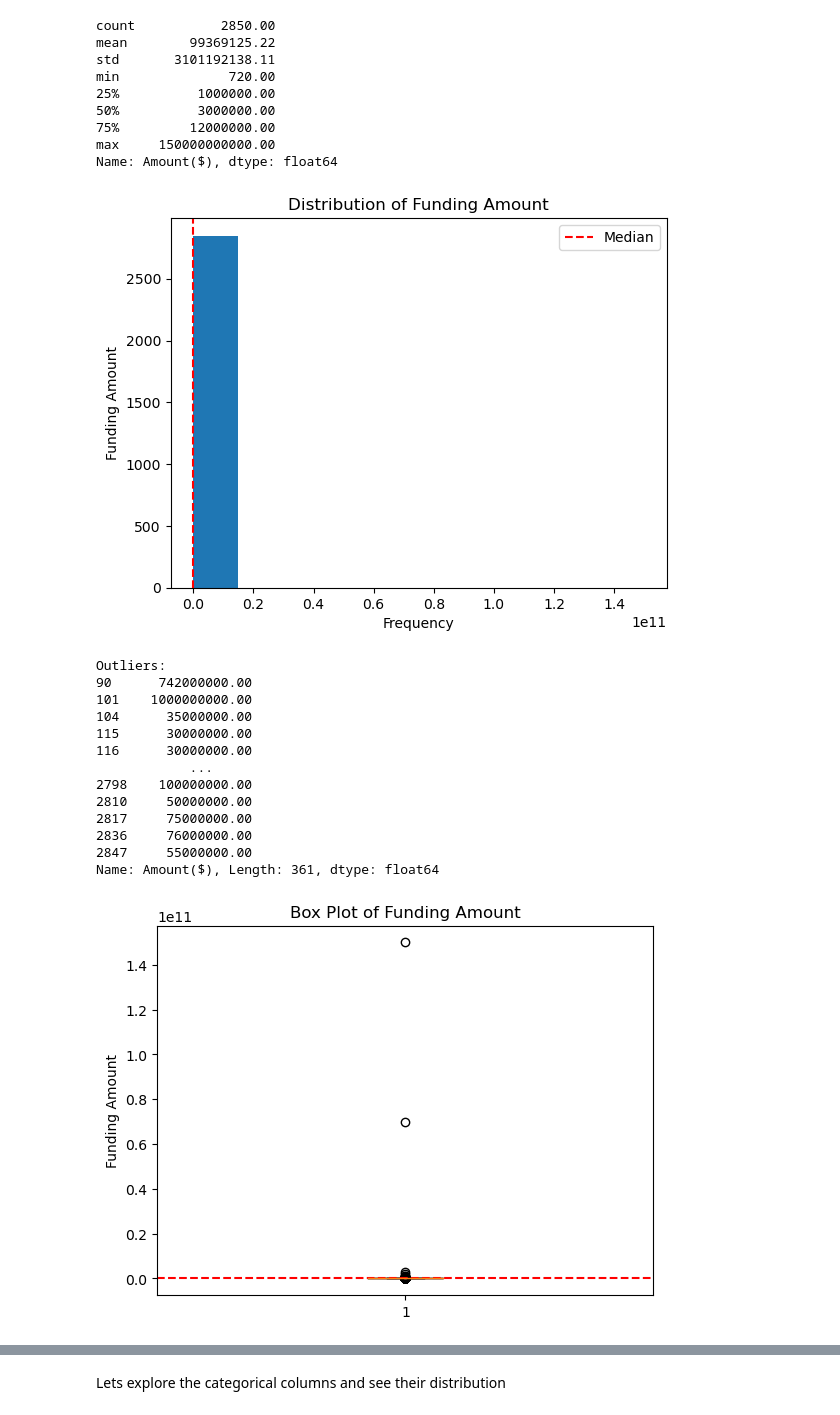
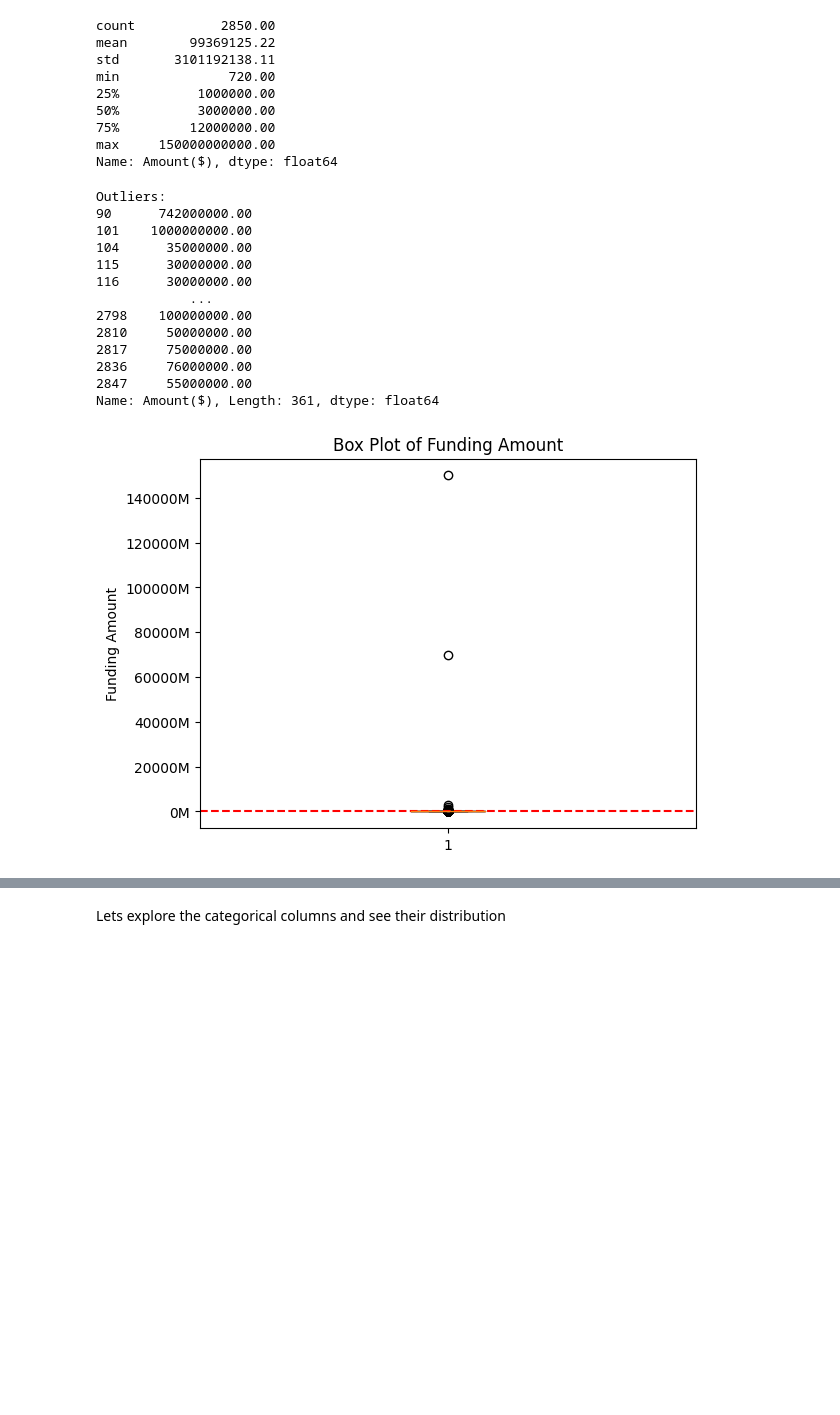
Before and after one commit to MarthaK-Coder/AZUBI-AFRICA--LP1-Sprint, a Jupyter notebook: ProjectNotebook.ipynb, the cells around one changed output, grey strips where cells are left out. Drawn from its saved outputs; the diff is of its cells as text; code cells hidden in the pictures; blank space fills up the shorter version.

```diff
--- a/ProjectNotebook.ipynb
+++ b/ProjectNotebook.ipynb
@@ -1530,3 +1607,0 @@ Lets now finalize the last missing value column - Stage. Lets fill this with una
-# %%
-data21['Stage'] = data21['Stage'].fillna('Unknown')
-data21['Stage']
@@ -1705,8 +1807,8 @@ array(['Pre-series A', 'Unknown', 'Series D', 'Series C', 'Seed',
 As we can see we have some columns with numbers as objects, lets rename those to unavailable
 # %%
 data21['Stage'] = data21['Stage'].str.replace('$1200000','Unvailable', case=False)
-data21['Stage'] = data21['Stage'].str.replace('$300000','Unvailable', case=False)
-data21['Stage'] = data21['Stage'].str.replace('$1000000','Unvailable', case=False)
+data21['Stage'] = data21['Stage'].str.replace('$300000','Unavailable', case=False)
+data21['Stage'] = data21['Stage'].str.replace('$1000000','Unavailable', case=False)
 data21['Stage'] = data21['Stage'].str.replace('$6000000','Unavailable', case=False)
 # %%
 data21['Stage'].unique()
@@ -1760,0 +1870,4 @@ final_data = pd.concat(datasets, ignore_index=True)
+# %%
+#There are 44 duplicated rows
+#drop duplicated rows
+final_data.drop_duplicates(keep='first', inplace= True)
@@ -1884,15 +2114,15 @@ def group_stages(stage):
     angel_stages = ['angel','angel round']
     seed_stages = ['seed','seed+','seed round','seed a','seed funding','seed fund','seed investment','funding round', 'fresh funding']
     pre_seed_stages = ['non-equity assistance','pre-seed round','pre seed round','pre_seed','early seed','pre-seed']
-    pre_series_stages = ['pre-series','bridge','bridge round','pre- series a','pre series a1','pre-series a','pre series a','pre-series b','pre series b','pre-series c','pre-series a1','pre series c']
-    series_a_stages = ['seed round & series a','series a', 'series a+', 'series a-1', 'series a2','seies a','post series a']
-    series_b_stages = ['series b', 'series b+', 'series b2', 'series b3','mid series']
+    pre_series_stages = ['pre-series','bridge','bridge round','pre- series a','pre series a1','pre-series a','pre series a','pre-series a1']
+    series_a_stages = ['seed round & series a','series a', 'series a+', 'series a-1', 'series a2','seies a','post series a','pre-series b','pre series b']
+    series_b_stages = ['series b', 'series b+', 'series b2', 'series b3','mid series','pre series c','pre-series c']
     series_c_stages = ['series c', 'series c, d']
     later_stage_stages = ['post-ipo equity','series d', 'edge','','series d1', 'series e', 'series e2', 'series f', 'series f1', 'series f2', 'series g', 'series h', 'series i', 'later stage','corporate round','edge']
     grant_stages = ['grant']
     equity_stages = ['private equity','pe', 'secondary market']
     debt_stages = ['debt financing','post-ipo debt','debt']
-    unknown_stages = ['venture - series unknown', 'unavailable','unvailable' 'unknown','unknown','unvailable','$300000','$6000000','$1000000','$1200000']
+    unknown_stages = ['venture - series unknown', 'unavailable','unvailable' 'unknown','unknown','unvailable','$300000','$6000000','$1000000','$1200000','undisclosed']
 
     if any(stage in angel_stages for angel_stage in angel_stages):
         return 'Angel'
@@ -1996,62 +2239,52 @@ min              720.00
 max     150000000000.00
 Name: Amount($), dtype: float64
 # %%
-# Create a histogram
-
+# Using a box to vizualize the amount column and check for outliers
 median_value = numerical_variable.median()
-plt.hist(numerical_variable, bins=10)
-plt.xlabel('Frequency')
-plt.ylabel('Funding Amount')
-plt.title('Distribution of Funding Amount')
-# Add a vertical line for the mean
-plt.axvline(median_value, color='red', linestyle='--', label='Median')
-
-# Show the legend
-plt.legend()
-
-# Display the plot
-plt.show()
-
-
 
 # Create a box plot
 
 plt.boxplot(numerical_variable)
 plt.ylabel('Funding Amount')
 plt.title('Box Plot of Funding Amount')
+#Format the y-axis labels in Billions
+def millions_formatter(x, pos):
+    return f'{x / 1e6:.0f}M'
+
+y_formatter = ticker.FuncFormatter(millions_formatter)
+plt.gca().yaxis.set_major_formatter(y_formatter)
 # Add a line for the median value
 median_value = numerical_variable.median()
 plt.axhline(median_value, color='red', linestyle='--', label='Median')
 # Calculate Tukey's fences to identify outliers
 Q1 = numerical_variable.quantile(0.25)
 Q3 = numerical_variable.quantile(0.75)
 IQR = Q3 - Q1
 lower_fence = Q1 - 1.5 * IQR
 upper_fence = Q3 + 1.5 * IQR
 
 # Find outliers
 outliers = numerical_variable[(numerical_variable < lower_fence) | (numerical_variable > upper_fence)]
 
 # Print the outliers
 print("Outliers:")
 print(outliers)
 
 # Display the plot
 plt.show()
 # %% [output]
+Outliers:
+90      742000000.00
+101    1000000000.00
+104      35000000.00
+115      30000000.00
+116      30000000.00
+            ...
+2798    100000000.00
+2810     50000000.00
+2817     75000000.00
+2836     76000000.00
+2847     55000000.00
+Name: Amount($), Length: 361, dtype: float64
-[figure, old version]
+[figure, new version]
-Outliers:
-90      742000000.00
-101    1000000000.00
-104      35000000.00
-115      30000000.00
-116      30000000.00
-            ...
-2798    100000000.00
-2810     50000000.00
-2817     75000000.00
-2836     76000000.00
-2847     55000000.00
-Name: Amount($), Length: 361, dtype: float64
-[figure, removed]
 # %% [markdown]
```
Also changed, not shown: parts of 104 cells of this notebook.
